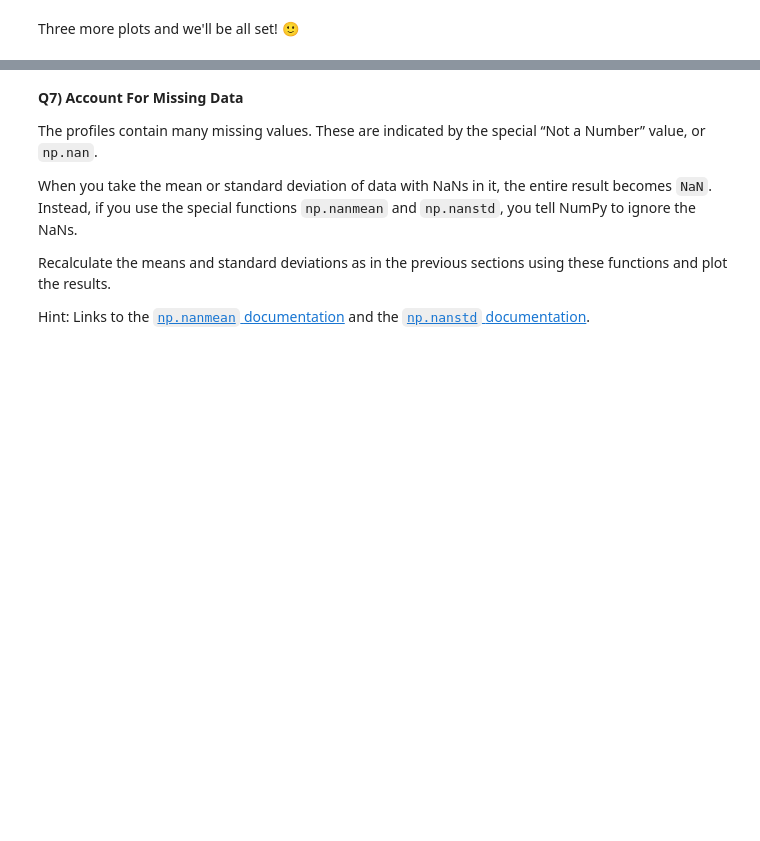
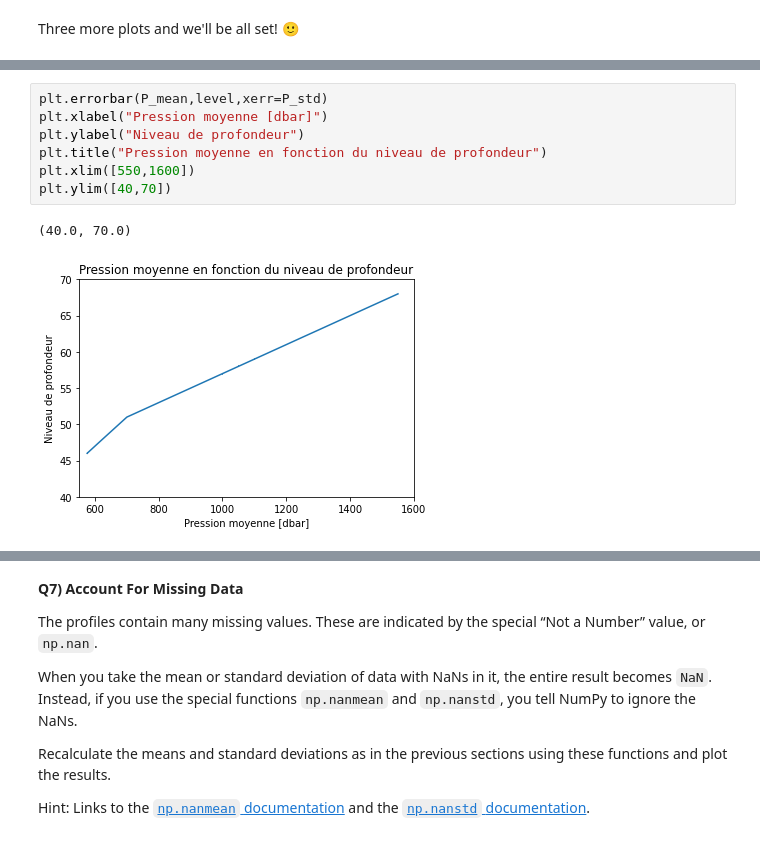
Before and after one commit to mrfabien/2022_Intro_Python, a Jupyter notebook: Exercises/W2_S1.ipynb, the cells around one changed output, grey strips where cells are left out. Drawn from its saved outputs; the diff is of its cells as text; blank space fills up the shorter version.

```diff
--- a/Exercises/W2_S1.ipynb
+++ b/Exercises/W2_S1.ipynb
@@ -320,0 +318,10 @@ Three more plots and we'll be all set! 🙂
+# %%
+plt.errorbar(P_mean,level,xerr=P_std)
+plt.xlabel("Pression moyenne [dbar]")
+plt.ylabel("Niveau de profondeur")
+plt.title("Pression moyenne en fonction du niveau de profondeur")
+plt.xlim([550,1600])
+plt.ylim([40,70])
+# %% [output]
+(40.0, 70.0)
+[figure, added]
```
Also changed, not shown: parts of 14 cells of this notebook.
